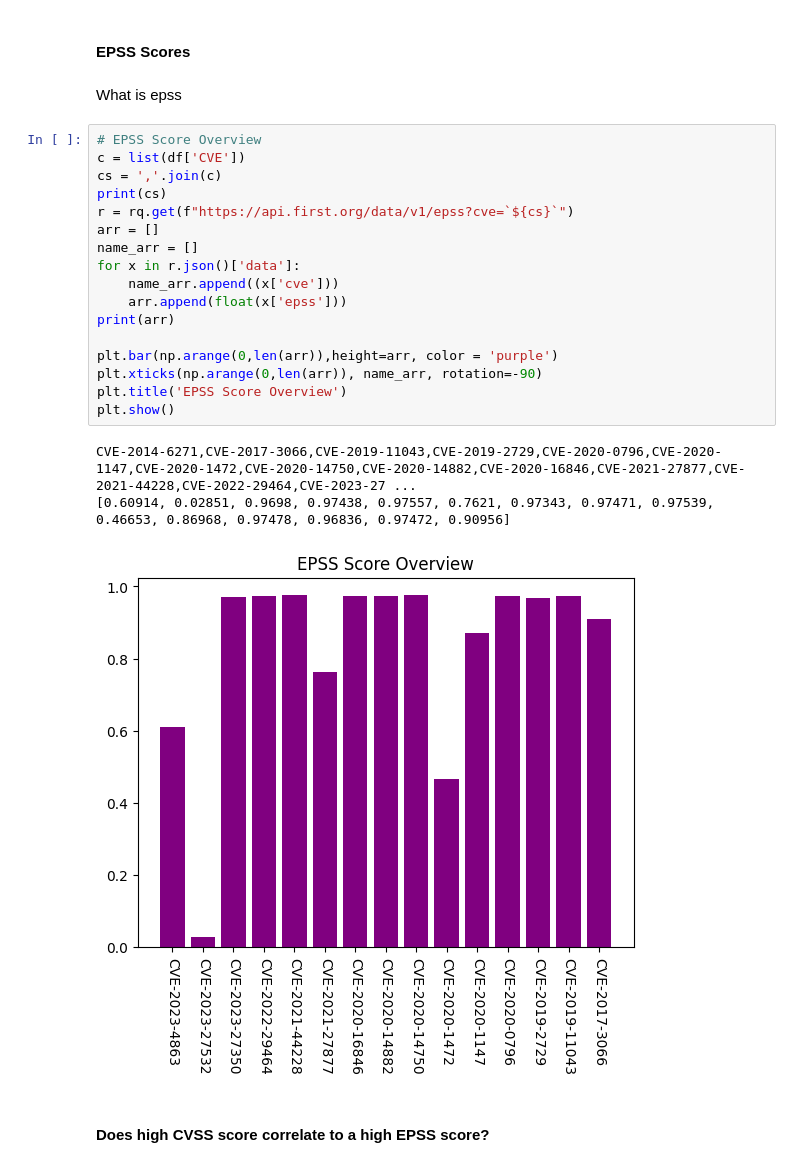
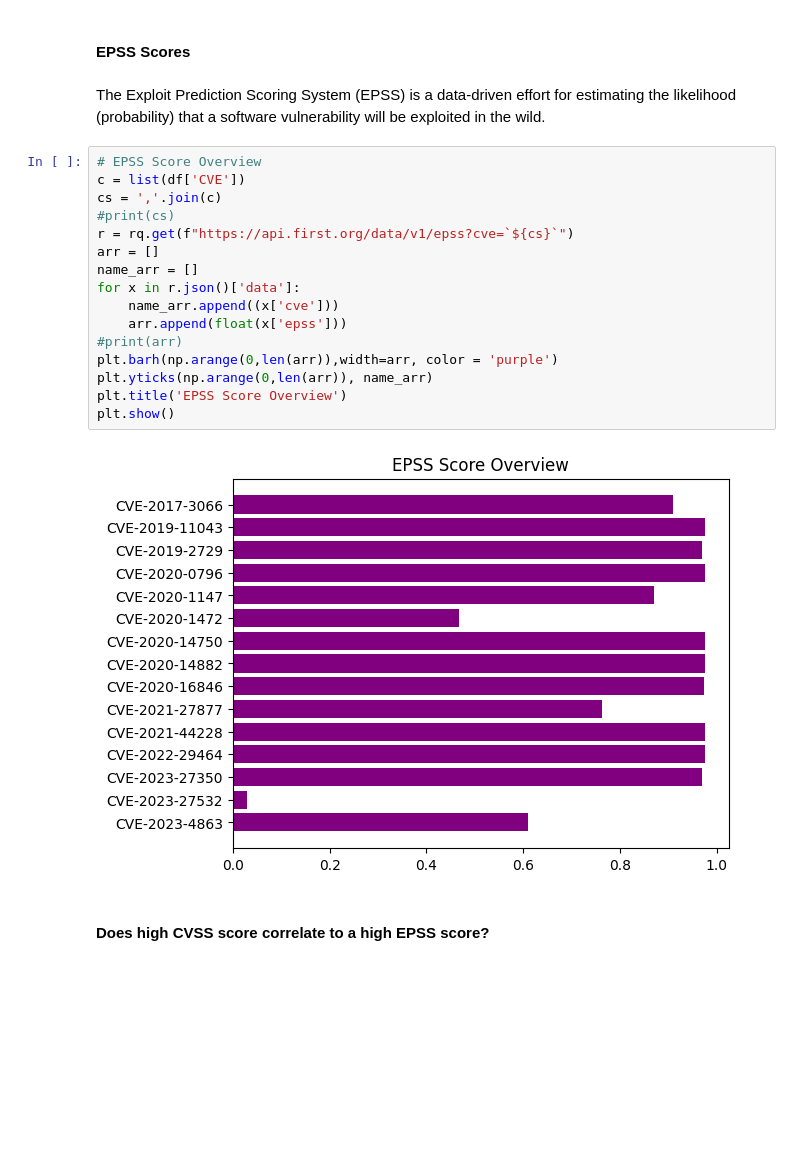
Before and after one commit to wojwozniak/cvss_converter, a Jupyter notebook: src/CVEcomparisons.ipynb, the cells around one changed output. Drawn from its saved outputs; the diff is of its cells as text; blank space fills up the shorter version.

```diff
--- a/src/CVEcomparisons.ipynb
+++ b/src/CVEcomparisons.ipynb
@@ -47,29 +43,26 @@ plt.show()
 [figure]
 # %% [markdown]
 #### EPSS Scores
-# %% [markdown]
-What is epss
+# %% [markdown]
+The Exploit Prediction Scoring System (EPSS) is a data-driven effort for estimating the likelihood (probability) that a software vulnerability will be exploited in the wild.
 # %%
 # EPSS Score Overview
 c = list(df['CVE'])
 cs = ','.join(c)
-print(cs)
+#print(cs)
 r = rq.get(f"https://api.first.org/data/v1/epss?cve=`${cs}`")
 arr = []
 name_arr = []
 for x in r.json()['data']:
     name_arr.append((x['cve']))
     arr.append(float(x['epss']))
-print(arr)
-
-plt.bar(np.arange(0,len(arr)),height=arr, color = 'purple')
-plt.xticks(np.arange(0,len(arr)), name_arr, rotation=-90)
+#print(arr)
+plt.barh(np.arange(0,len(arr)),width=arr, color = 'purple')
+plt.yticks(np.arange(0,len(arr)), name_arr)
 plt.title('EPSS Score Overview')
 plt.show()
 # %% [output]
-CVE-2014-6271,CVE-2017-3066,CVE-2019-11043,CVE-2019-2729,CVE-2020-0796,CVE-2020-1147,CVE-2020-1472,CVE-2020-14750,CVE-2020-14882,CVE-2020-16846,CVE-2021-27877,CVE-2021-44228,CVE-2022-29464,CVE-2023-27 ...
-[0.60914, 0.02851, 0.9698, 0.97438, 0.97557, 0.7621, 0.97343, 0.97471, 0.97539, 0.46653, 0.86968, 0.97478, 0.96836, 0.97472, 0.90956]
-[figure, old version]
+[figure, new version]
 # %% [markdown]
 #### Does high CVSS score correlate to a high EPSS score?
 # %%
```
Also changed, not shown: parts of 9 cells of this notebook.
